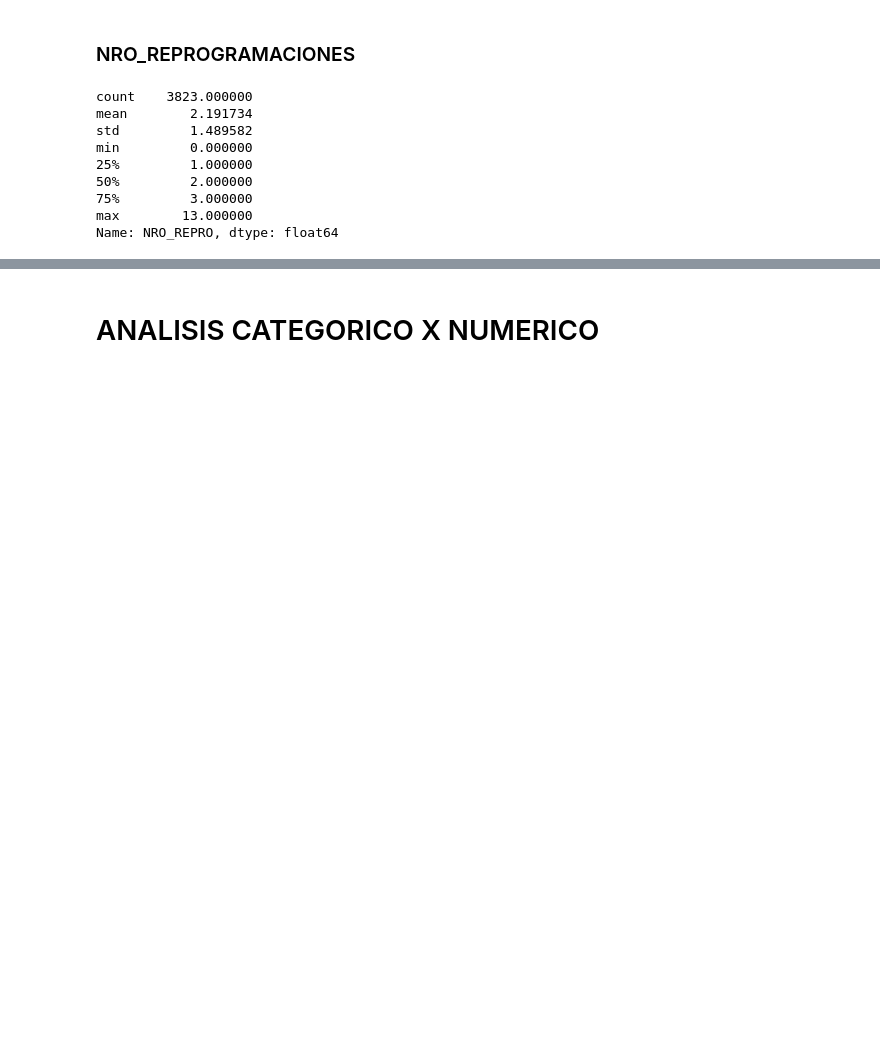
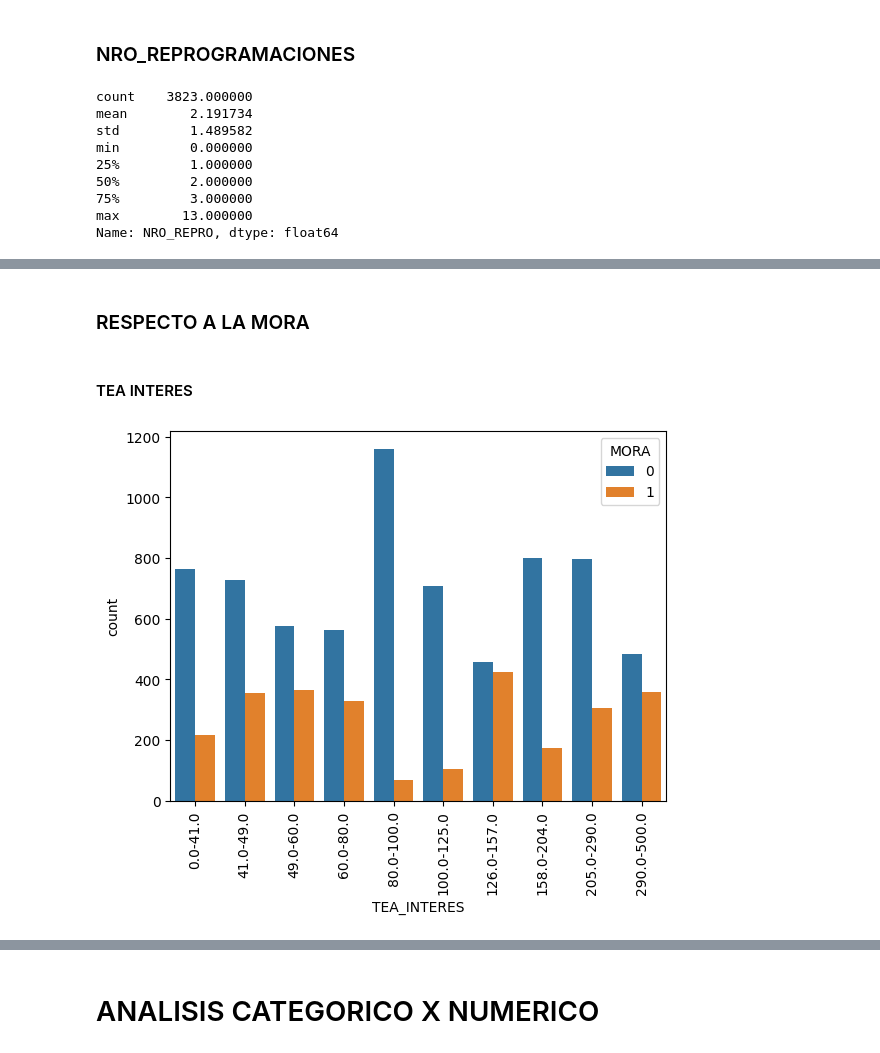
Before and after one commit to AxelSaire/Modelo-de-Riesgo-Crediticio, a Jupyter notebook: CNA.ipynb, the cells around one changed output, grey strips where cells are left out. Cells and saved outputs as stored; diff of their text form; code cells hidden in the pictures; blank space fills up the shorter version.

```diff
--- a/CNA.ipynb
+++ b/CNA.ipynb
@@ -399,0 +538,16 @@ data['IS_REPRO'] = data['NRO_REPRO'].apply(lambda x: 1 if x >= 1 else 0)
+# %%
+def ordenar(categorias):
+    numeros_categorias = [(float(re.split(r'-', cat)[0]), cat) for cat in categorias]
+    numeros_categorias.sort(key=lambda x: x[0])
+    categorias_ordenadas = [cat for _, cat in numeros_categorias]
+
+    return categorias_ordenadas
+# %% [markdown]
+### RESPECTO A LA MORA
+# %% [markdown]
+#### TEA INTERES
+# %%
+x = sns.countplot(data, x='TEA_INTERES', hue='MORA',order = ordenar(list(set(data['TEA_INTERES'].unique()))))
+x.set_xticklabels(x.get_xticklabels(), rotation=90);
+# %% [output]
+[figure, added]
```
Also changed, not shown: parts of 86 cells of this notebook.
